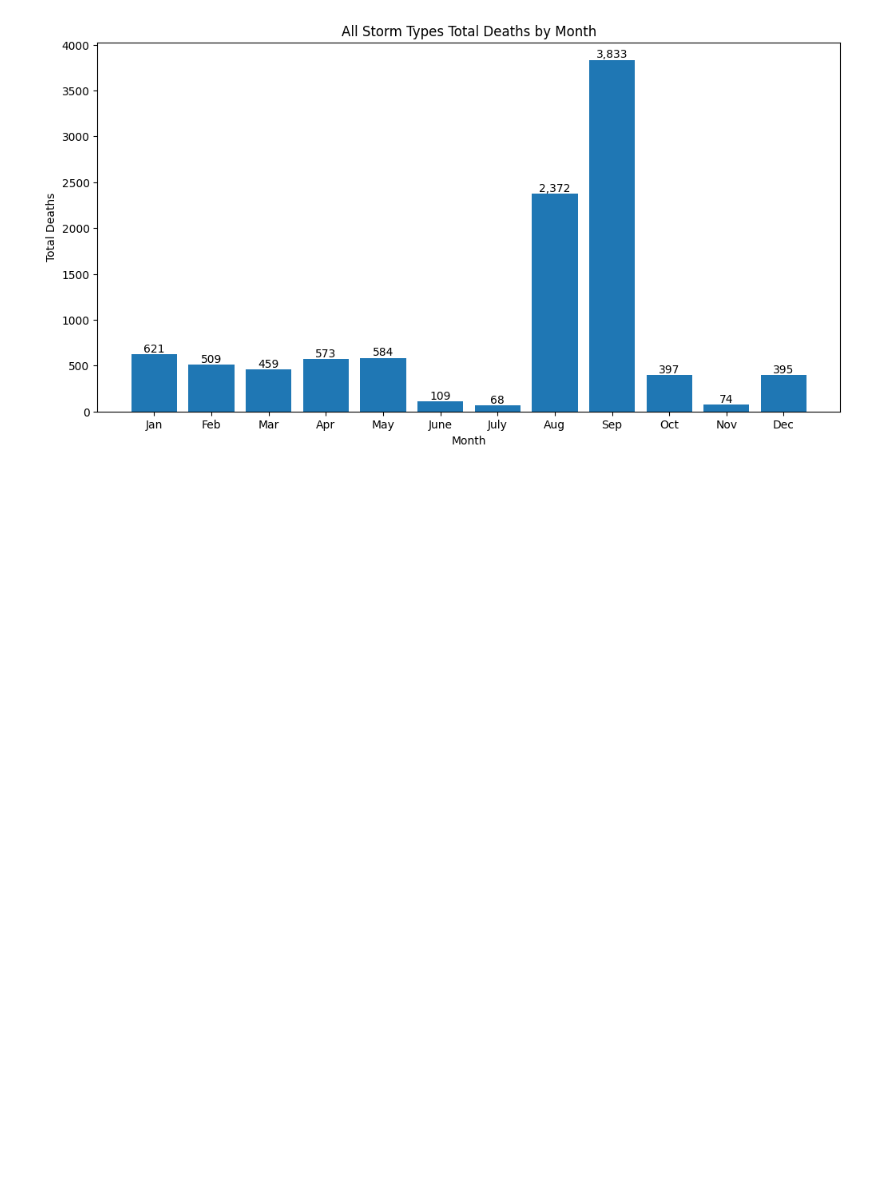
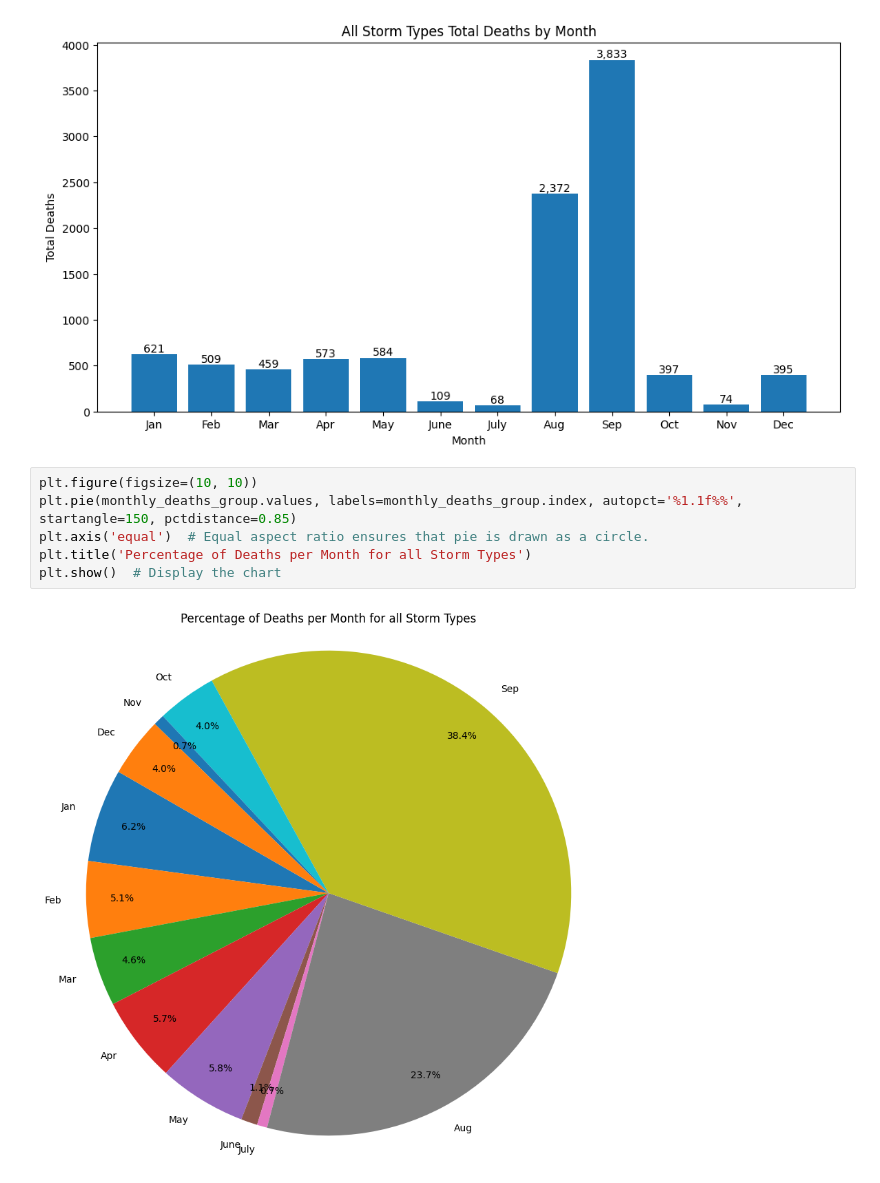
Before and after one commit to ryanlonergan/miniprojects, a Jupyter notebook: storm_damage_viz/storm_damage.ipynb, the cells around one changed output. Saved outputs shown, nothing was run; the diff lists cells and outputs as text; blank space fills up the shorter version.

Commit message:
added a pie chart, but will explore other options

```diff
--- a/storm_damage_viz/storm_damage.ipynb
+++ b/storm_damage_viz/storm_damage.ipynb
@@ -468,3 +468,11 @@ plt.xticks(rotation=0)
 plt.show()
 # %% [output]
 [figure]
+# %%
+plt.figure(figsize=(10, 10))
+plt.pie(monthly_deaths_group.values, labels=monthly_deaths_group.index, autopct='%1.1f%%', startangle=150, pctdistance=0.85)
+plt.axis('equal')  # Equal aspect ratio ensures that pie is drawn as a circle.
+plt.title('Percentage of Deaths per Month for all Storm Types')
+plt.show()  # Display the chart
+# %% [output]
+[figure, added]
```
